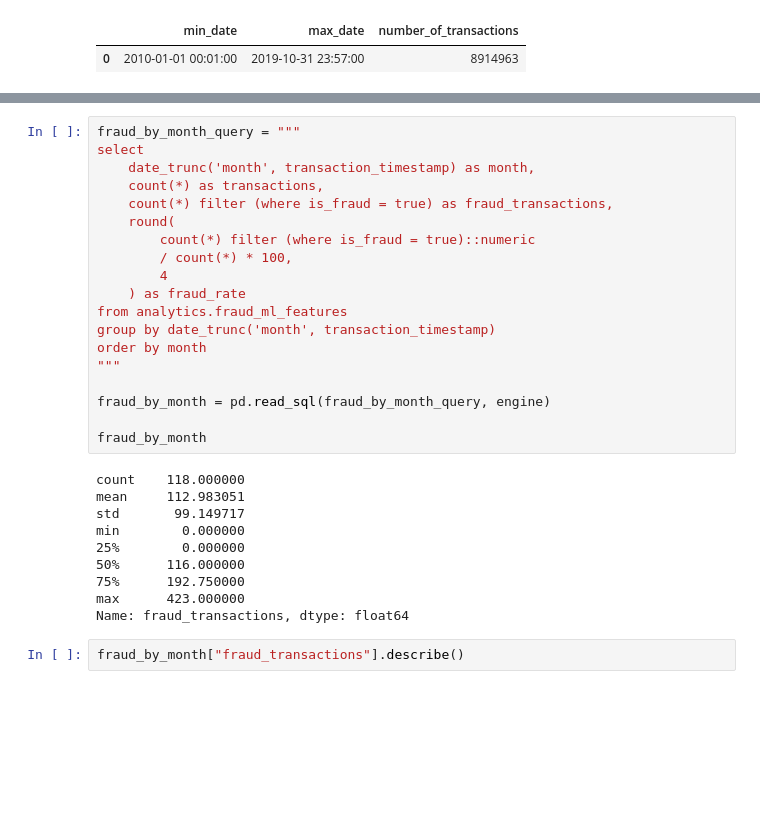
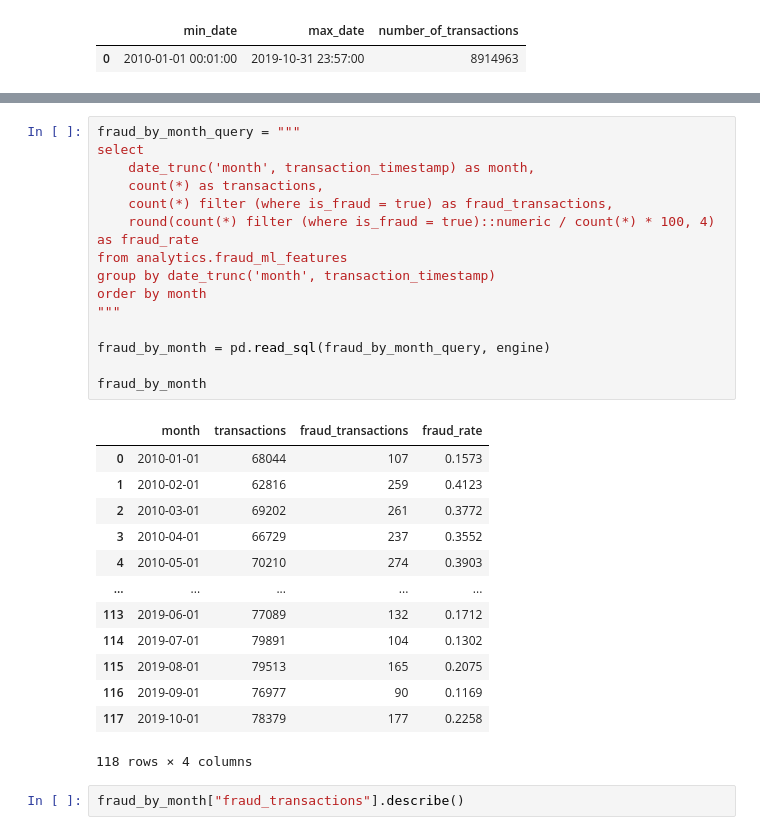
Before and after one commit to martynawieruszewska/finsight-fintech-analytics, a Jupyter notebook: notebooks/06_fraud_detection_ml.ipynb, the cells around one changed output, grey strips where cells are left out. Saved outputs shown, nothing was run; the diff lists cells and outputs as text; blank space fills up the shorter version.

```diff
--- a/notebooks/06_fraud_detection_ml.ipynb
+++ b/notebooks/06_fraud_detection_ml.ipynb
@@ -78,32 +80,32 @@ fraud_by_year
 # %%
 fraud_by_month_query = """
 select
     date_trunc('month', transaction_timestamp) as month,
     count(*) as transactions,
     count(*) filter (where is_fraud = true) as fraud_transactions,
-    round(
-        count(*) filter (where is_fraud = true)::numeric
-        / count(*) * 100,
-        4
-    ) as fraud_rate
+    round(count(*) filter (where is_fraud = true)::numeric / count(*) * 100, 4) as fraud_rate
 from analytics.fraud_ml_features
 group by date_trunc('month', transaction_timestamp)
 order by month
 """
 
 fraud_by_month = pd.read_sql(fraud_by_month_query, engine)
 
 fraud_by_month
 # %% [output]
+|  | month | transactions | fraud_transactions | fraud_rate |
+| 0 | 2010-01-01 | 68044 | 107 | 0.1573 |
+| 1 | 2010-02-01 | 62816 | 259 | 0.4123 |
+| 2 | 2010-03-01 | 69202 | 261 | 0.3772 |
+| 3 | 2010-04-01 | 66729 | 237 | 0.3552 |
+| 4 | 2010-05-01 | 70210 | 274 | 0.3903 |
+| ... | ... | ... | ... | ... |
+| 113 | 2019-06-01 | 77089 | 132 | 0.1712 |
+| 114 | 2019-07-01 | 79891 | 104 | 0.1302 |
+| 115 | 2019-08-01 | 79513 | 165 | 0.2075 |
+| 116 | 2019-09-01 | 76977 | 90 | 0.1169 |
+| 117 | 2019-10-01 | 78379 | 177 | 0.2258 |
-count    118.000000
-mean     112.983051
-std       99.149717
-min        0.000000
-25%        0.000000
-50%      116.000000
-75%      192.750000
-max      423.000000
-Name: fraud_transactions, dtype: float64
+118 rows × 4 columns
 # %%
 fraud_by_month["fraud_transactions"].describe()
 # %% [output]
```
Also changed, not shown: parts of 33 cells of this notebook.
